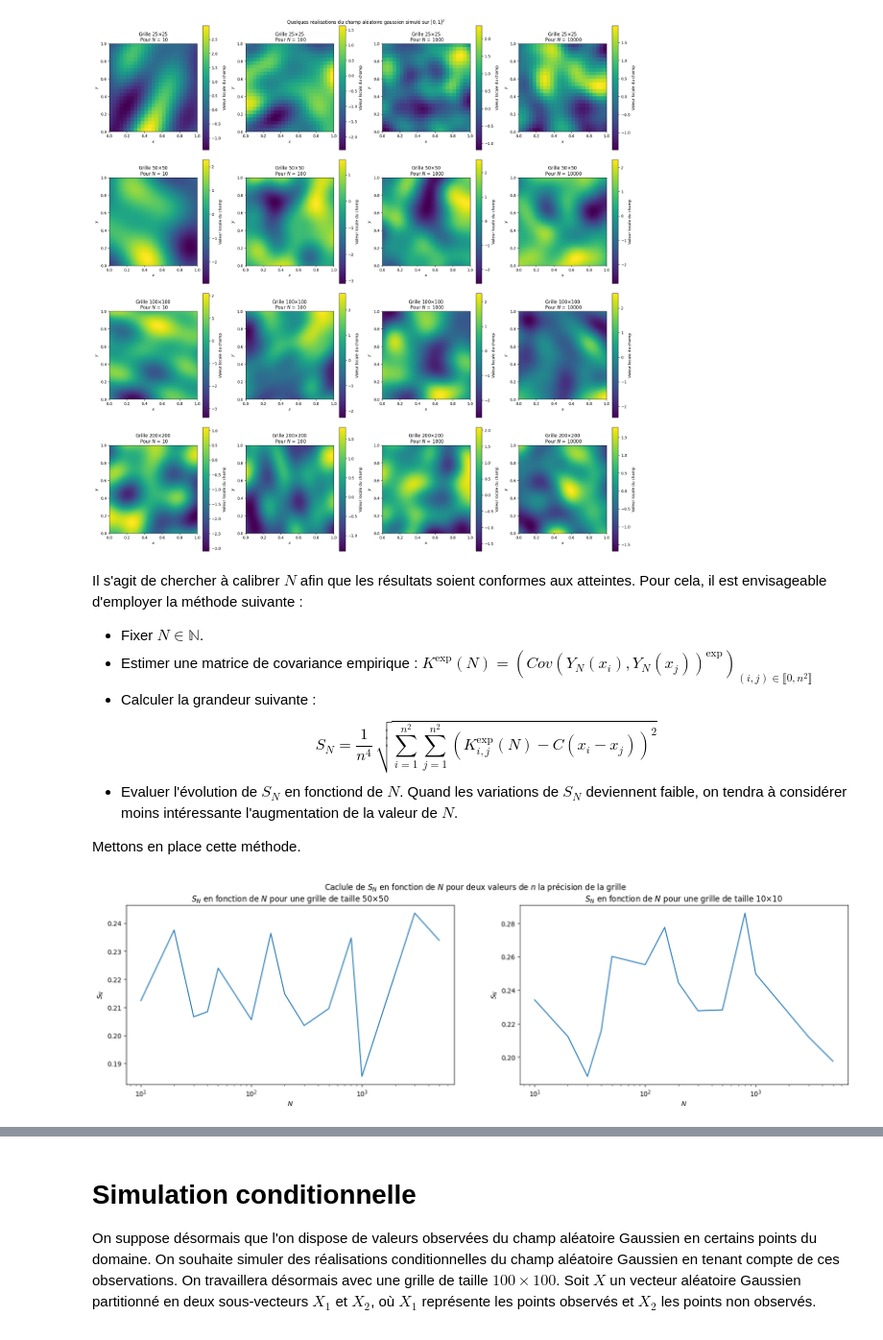
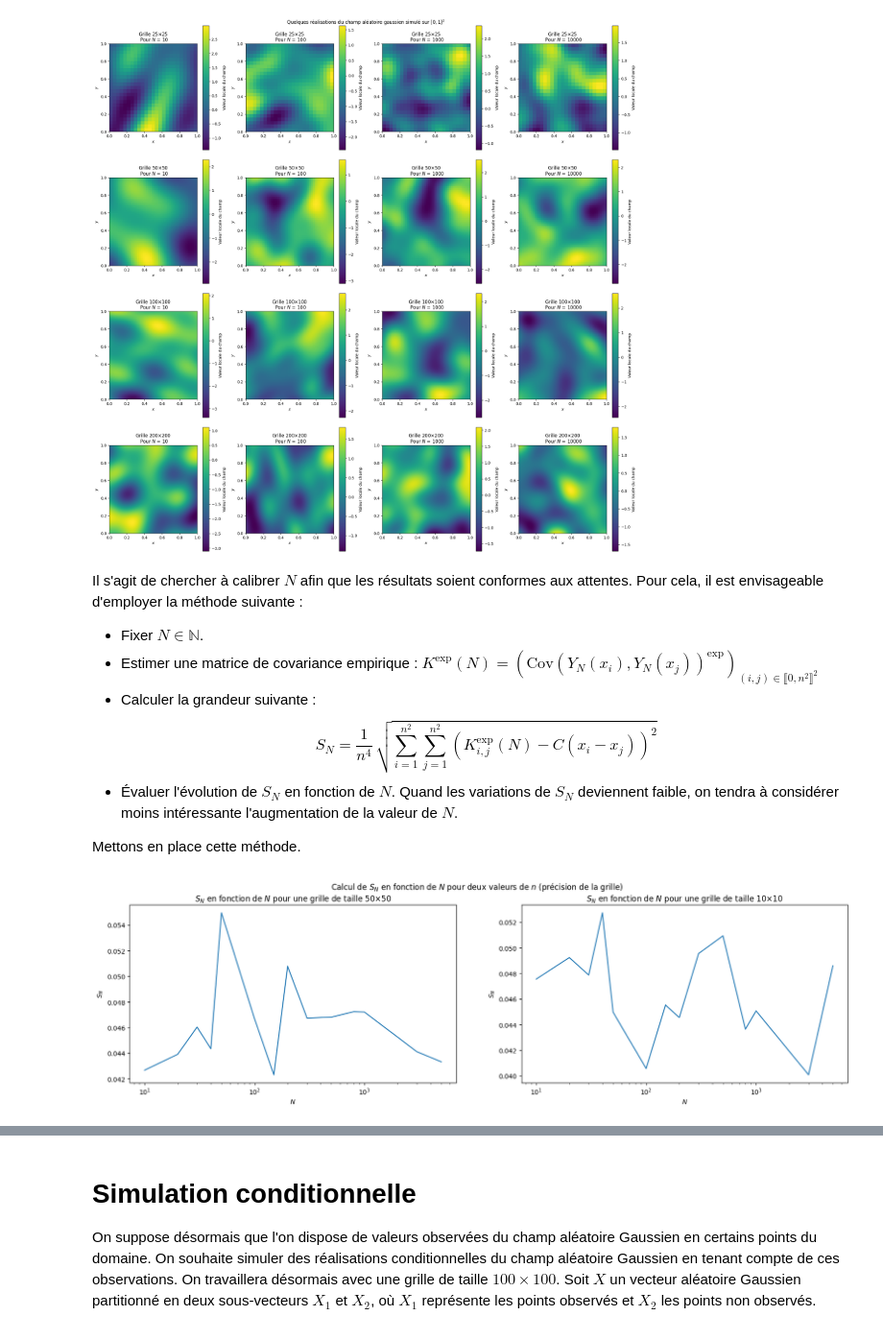
Before and after one commit to louismaguer/projet-maths-info, a Jupyter notebook: projet-probas/Projet Probabilités.ipynb, the cells around one changed output, grey strips where cells are left out. Shown at 96% size. Saved outputs shown, nothing was run; the diff lists cells and outputs as text; code cells hidden in the pictures.

```diff
--- a/projet-probas/Projet Probabilités.ipynb
+++ b/projet-probas/Projet Probabilités.ipynb
@@ -405,59 +405,47 @@ plt.show()
 # %% [output]
 [figure]
 # %% [markdown]
-Il s'agit de chercher à calibrer $N$ afin que les résultats soient conformes aux atteintes. Pour cela, il est envisageable d'employer la méthode suivante :
+Il s'agit de chercher à calibrer $N$ afin que les résultats soient conformes aux attentes. Pour cela, il est envisageable d'employer la méthode suivante :
 - Fixer $N \in \mathbb{N}$.
-- Estimer une matrice de covariance empirique : $K^{\text{exp}}(N) = \left( Cov \left(Y_N(x_i), Y_N(x_j) \right)^{\text{exp}} \right)_{(i,j) \in \llbracket 0, n^2\rrbracket }$
+- Estimer une matrice de covariance empirique : $K^{\text{exp}}(N) = \left( \mathrm{Cov} \left(Y_N(x_i), Y_N(x_j) \right)^{\text{exp}} \right)_{(i,j) \in \llbracket 0, n^2\rrbracket^2 }$
 - Calculer la grandeur suivante :
 $$
 S_N = \frac{1}{n^4} \, \sqrt{\sum_{i=1}^{n^2} \sum_{j=1}^{n^2} \left(K_{i,j}^{\text{exp}}(N) - C \left(x_i - x_j \right) \right)^2}
 $$
-- Evaluer l'évolution de $S_N$ en fonctiond de $N$. Quand les variations de $S_N$ deviennent faible, on tendra à considérer moins intéressante l'augmentation de la valeur de $N$.
+- Évaluer l'évolution de $S_N$ en fonction de $N$. Quand les variations de $S_N$ deviennent faible, on tendra à considérer moins intéressante l'augmentation de la valeur de $N$.
 
 Mettons en place cette méthode.
 # %%
-m = 20
+m = 500
 
 def multiples_resultats(n, a, N, m):
     coord_aux = coord(n)
     ans = np.stack([champ_spectre(coord_aux, a, N) for i in range(m)], axis=0)
     return ans
 
-def esp_exp(mat, i, j):
-    m, _, _ = mat.shape
-    return (1 / m) * np.sum(mat[:, i, j])
-
-def cov_exp(mat, i, j, u, v):
-    m, _, _ = mat.shape
-    for_sum = (mat[:, i, j]- esp_exp(mat, i, j)) * (mat[:, u, v] - esp_exp(mat, u, v))
-    return (1 / m) * np.sum(for_sum)
-
-mat_cov_exp = np.vectorize(cov_exp, excluded=[0], otypes=[float])
-
-
 def S_N(n, a, N, m):
     I, J = np.indices((n*n,n*n))
     mat_dist = np.sqrt( (((I // n) - (J // n)) / (n  - 1)) * (((I // n) - (J // n)) / (n  - 1)) + (((I % n) - (J % n)) / (n  - 1)) * (((I % n) - (J % n)) / (n - 1)))
     mat_res = multiples_resultats(n, a, N, m)
-    mat_cov = mat_cov_exp(mat_res, I // n , I % n , J // n, J % n)
+    mat_cov = np.cov(mat_res.reshape(m, -1), rowvar=False)
     mat_cov_theo = (np.vectorize(covariance_gaussienne, excluded=[0, 1, 2], otypes=[float]))(mat_dist, sigma2,a,I, J)
     return np.sqrt(np.sum((mat_cov - mat_cov_theo)*(mat_cov - mat_cov_theo))) * (1 / (n**2))
 
 N = [10, 20, 30, 40, 50, 100, 150, 200, 300 , 500, 800, 1000, 3000, 5000]
 n = [50, 10]
 y_1 = [S_N(n[0], a, N[i], m) for i in range(len(N))]
 y_2 = [S_N(n[1], a, N[i], m) for i in range(len(N))]
 fig, axes = plt.subplots(nrows=1, ncols=2, figsize=(20,5))
 axes[0].semilogx(N, y_1, label=f"Pour une grille ${n[0]}\times{n[0]}$")
 axes[1].semilogx(N, y_2, label=f"Pour une grille ${n[1]}\times{n[1]}$")
 axes[0].set_xlabel("$N$")
 axes[0].set_ylabel("$S_N$")
 axes[0].set_title(f"$S_N$ en fonction de $N$ pour une grille de taille ${n[0]} × {n[0]}$")
 axes[1].set_xlabel("$N$")
 axes[1].set_ylabel("$S_N$")
 axes[1].set_title(f"$S_N$ en fonction de $N$ pour une grille de taille ${n[1]} × {n[1]}$")
-fig.suptitle(f"Caclule de $S_N$ en fonction de $N$ pour deux valeurs de $n$ la précision de la grille")
+fig.suptitle(f"Calcul de $S_N$ en fonction de $N$ pour deux valeurs de $n$ (précision de la grille)")
 plt.show()
 # %% [output]
-[figure, old version]
+[figure, new version]
 # %% [markdown]
```
Also changed, not shown: parts of 6 cells of this notebook.
